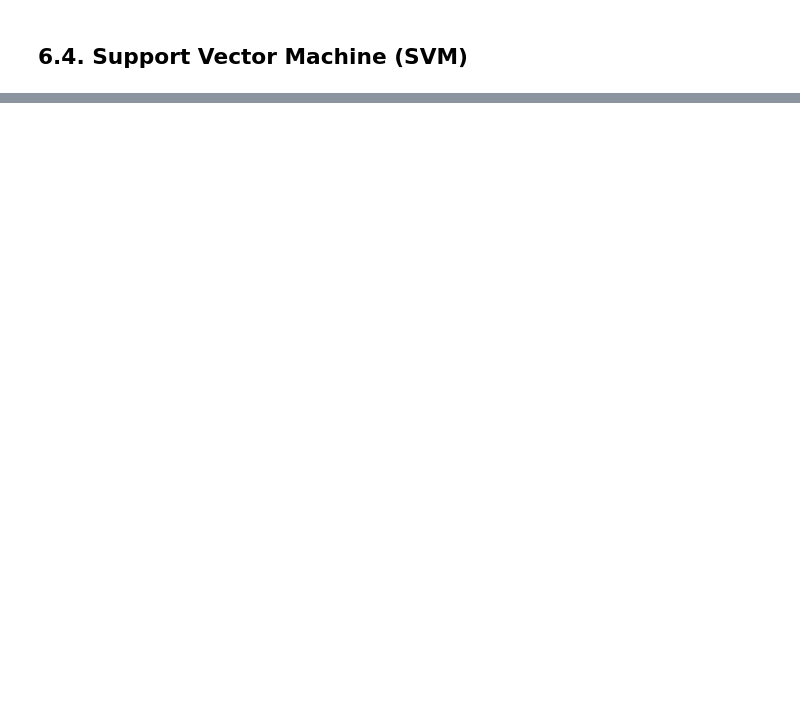
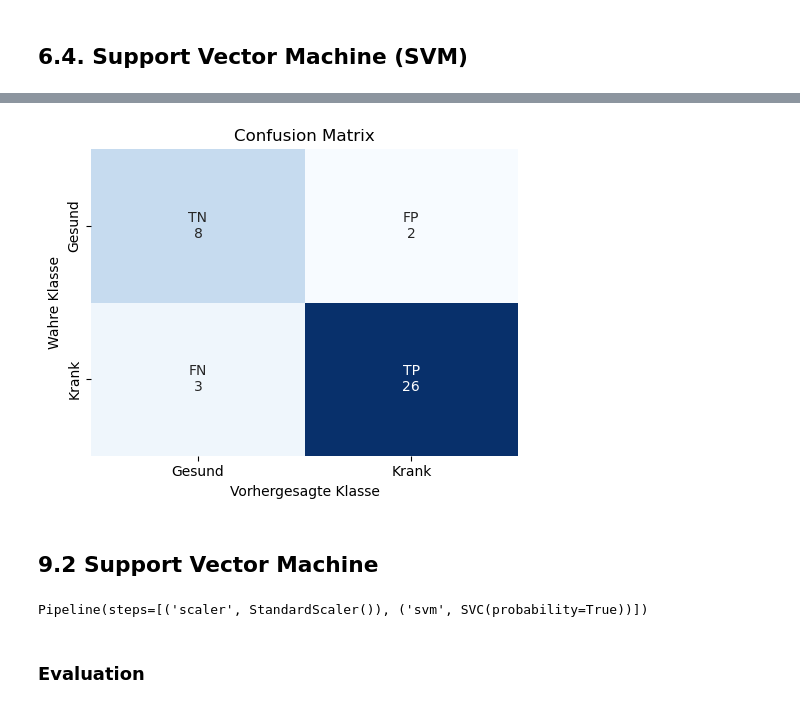
Before and after one commit to annikavanrooijen/Parkinson-Detection, a Jupyter notebook: Semesterprojekt.ipynb, the cells around one changed output, grey strips where cells are left out. Saved outputs shown, nothing was run; the diff lists cells and outputs as text; code cells hidden in the pictures; blank space fills up the shorter version.

```diff
--- a/Semesterprojekt.ipynb
+++ b/Semesterprojekt.ipynb
@@ -1307,0 +1457,10 @@ X_train_res, y_train_res = smote.fit_resample(X_train, y_train)
+# %%
+rf = RandomForestClassifier(n_estimators=200, random_state=42)
+rf.fit(X_train, y_train)
+
+fs = SelectFromModel(rf, prefit=True)
+
+selected_features = X_train.columns[fs.get_support()]
+
+X_train_sel = X_train[selected_features]
+X_test_sel  = X_test[selected_features]
@@ -1307,0 +1489,3 @@ X_train_res, y_train_res = smote.fit_resample(X_train, y_train)
+# %%
+
+lr_pipe.fit(X_train_sel, y_train)
@@ -1307,0 +1495,3 @@ X_train_res, y_train_res = smote.fit_resample(X_train, y_train)
+# %%
+s_y_pred_lr  = lr_pipe.predict(X_test_sel)
+s_y_proba_lr = lr_pipe.predict_proba(X_test_sel)[:, 1]
@@ -1307,0 +1514,11 @@ X_train_res, y_train_res = smote.fit_resample(X_train, y_train)
+# %%
+plot_confusion_matrix(y_test, s_y_pred_lr)
+# %% [output]
+[figure, added]
+# %% [markdown]
+## 9.2 Support Vector Machine
+# %%
+
+svm_pipe.fit(X_train_sel, y_train)
+# %% [output]
+Pipeline(steps=[('scaler', StandardScaler()), ('svm', SVC(probability=True))])
@@ -1307,0 +1528,2 @@ X_train_res, y_train_res = smote.fit_resample(X_train, y_train)
+# %% [markdown]
+### Evaluation
```
Also changed, not shown: parts of 81 cells of this notebook.
